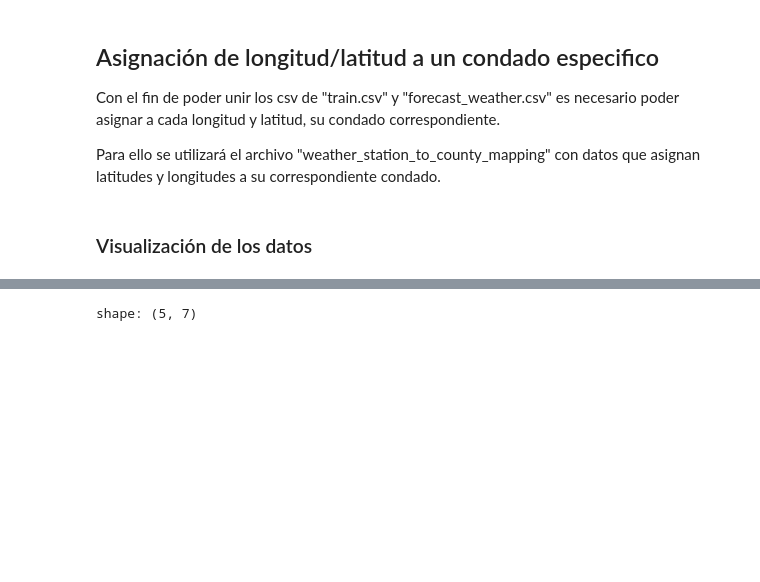
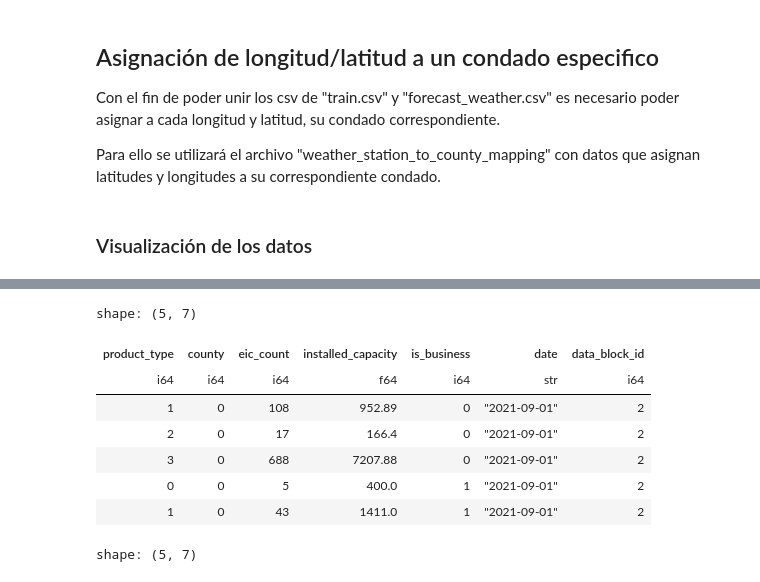
Before and after one commit to pabbuen/TFG-ProduccionElectrica, a Jupyter notebook: codigo/notebooks/preprocessing.ipynb, the cells around one changed output, grey strips where cells are left out. Saved outputs shown, nothing was run; the diff lists cells and outputs as text; code cells hidden in the pictures; blank space fills up the shorter version.

```diff
--- a/codigo/notebooks/preprocessing.ipynb
+++ b/codigo/notebooks/preprocessing.ipynb
@@ -443,3 +329,14 @@ NameError: name 'dfs' is not defined
+# %%
+dfs["client"].head()
+# %% [output]
+shape: (5, 7)
+| product_type | county | eic_count | installed_capacity | is_business | date | data_block_id |
+| i64 | i64 | i64 | f64 | i64 | str | i64 |
+| 1 | 0 | 108 | 952.89 | 0 | "2021-09-01" | 2 |
+| 2 | 0 | 17 | 166.4 | 0 | "2021-09-01" | 2 |
+| 3 | 0 | 688 | 7207.88 | 0 | "2021-09-01" | 2 |
+| 0 | 0 | 5 | 400.0 | 1 | "2021-09-01" | 2 |
+| 1 | 0 | 43 | 1411.0 | 1 | "2021-09-01" | 2 |
 # %%
 # Adivinar que hace la variable hours ahead f mean
 # No añadir los Targets de horas anteriores
```
Also changed, not shown: parts of 12 cells of this notebook, 1 other file.
